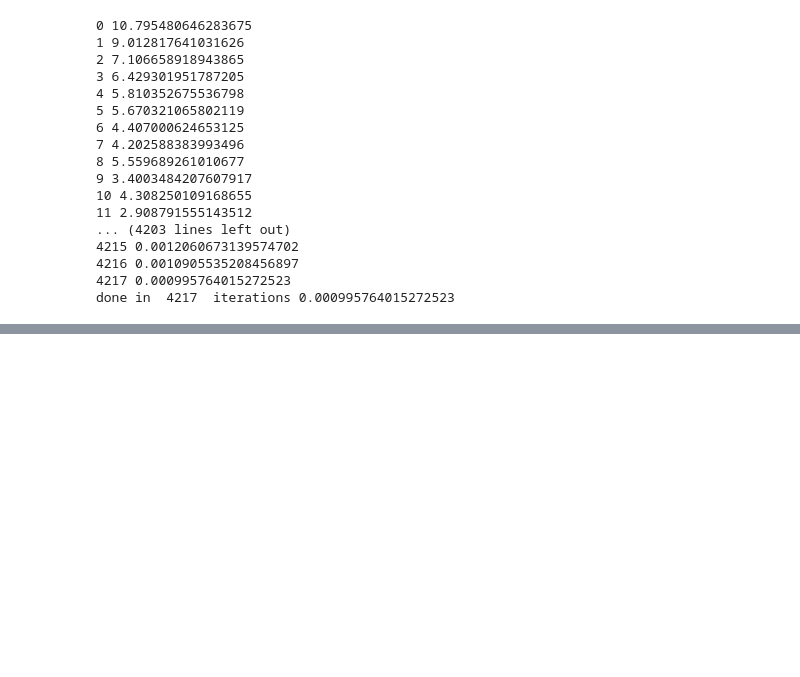
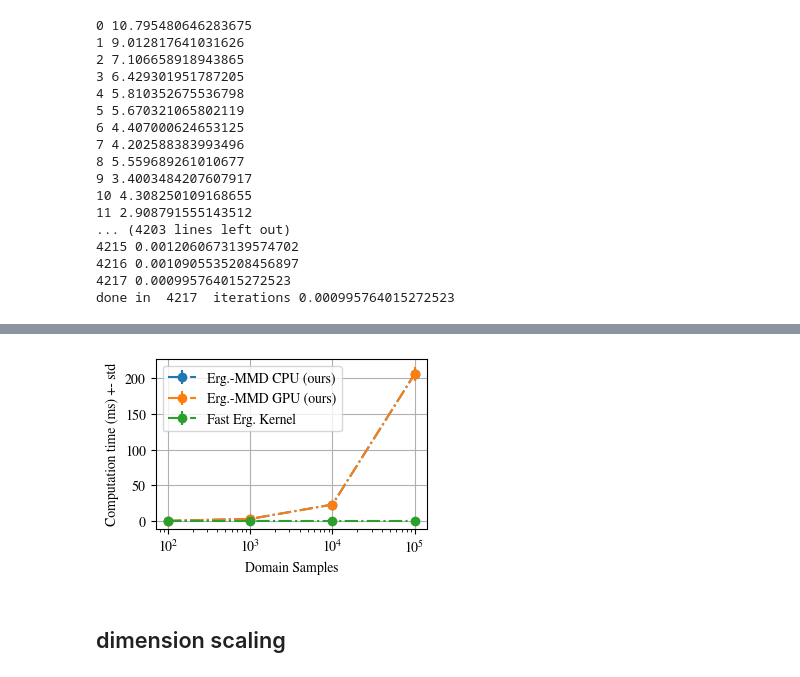
Before and after one commit to i-abr/ergodic_mmd, a Jupyter notebook: notebooks/planar_search.ipynb, the cells around one changed output, grey strips where cells are left out. Cells and saved outputs as stored; diff of their text form; code cells hidden in the pictures; blank space fills up the shorter version.

```diff
--- a/notebooks/planar_search.ipynb
+++ b/notebooks/planar_search.ipynb
@@ -330,0 +502,2 @@ plt.savefig('../figures/kernel_methods_comparison.svg')
+# %%
+res = %timeit -o fast_kernel_loss(params, args).block_until_ready()
@@ -330,0 +577,19 @@ plt.savefig('../figures/kernel_methods_comparison.svg')
+# %%
+plt.rcParams["font.family"] = "freeserif"
+plt.figure(figsize=(3.5,2.2))
+
+plt.errorbar(N_samples, np.array(log['emmd']['mean'])*1e3, yerr=np.array(log['emmd']['std'])*1e3, fmt='-.o', label="Erg.-MMD CPU (ours)")
+plt.errorbar(N_samples, np.array(log['emmd']['mean'])*1e3, yerr=np.array(log['emmd']['std'])*1e3, fmt='-.o', label="Erg.-MMD GPU (ours)")
+plt.errorbar(N_samples, np.array(log['fast_kernel']['mean'])*1e3, yerr=np.array(log['fast_kernel']['std'])*1e3, fmt='-.o', label="Fast Erg. Kernel")
+
+plt.grid()
+plt.xscale("log")
+
+plt.xlabel("Domain Samples")
+plt.ylabel("Computation time (ms) +- std")
+plt.legend()
+plt.savefig('emmd_sample_scale.svg')
+# %% [output]
+[figure, added]
+# %% [markdown]
+## dimension scaling
```
Also changed, not shown: parts of 19 cells of this notebook, 13 other files.
